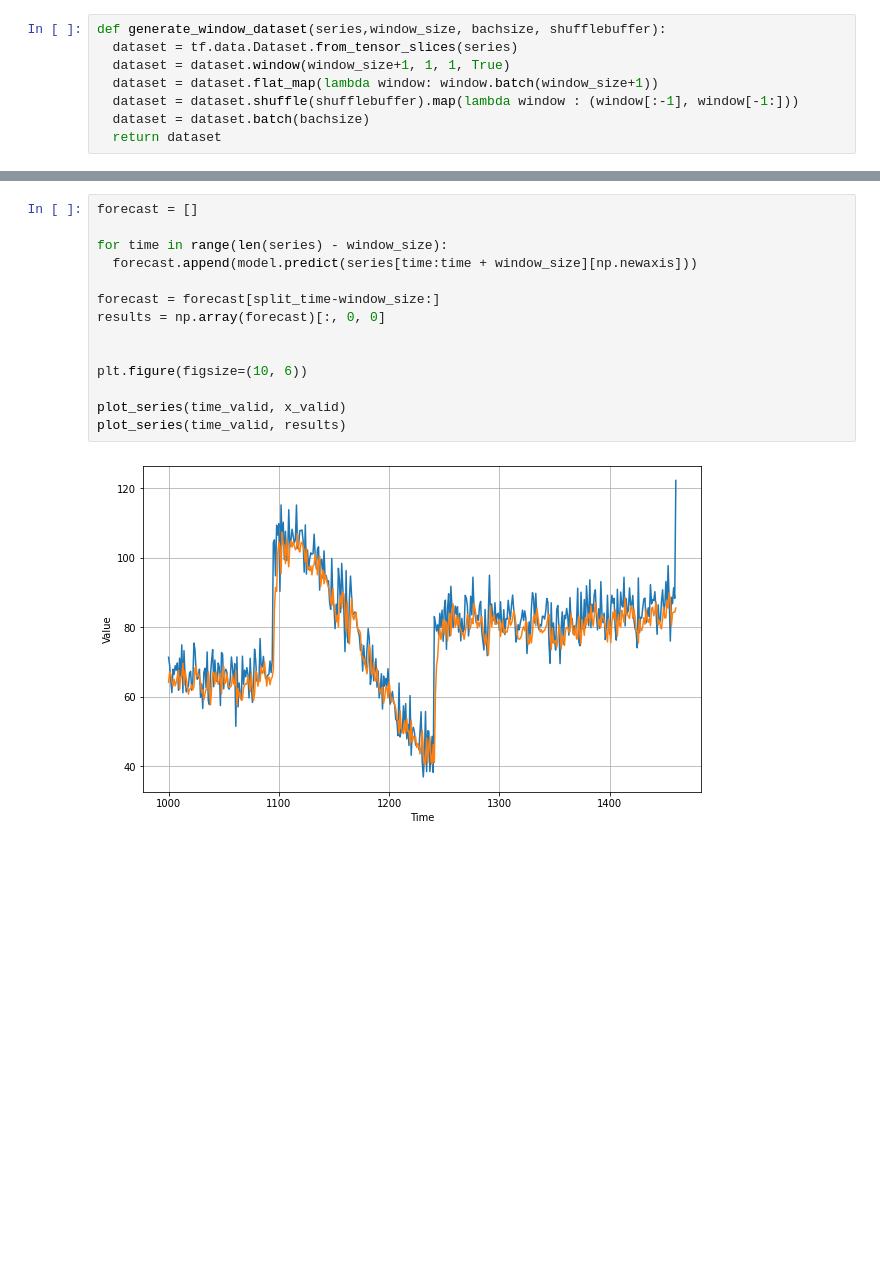
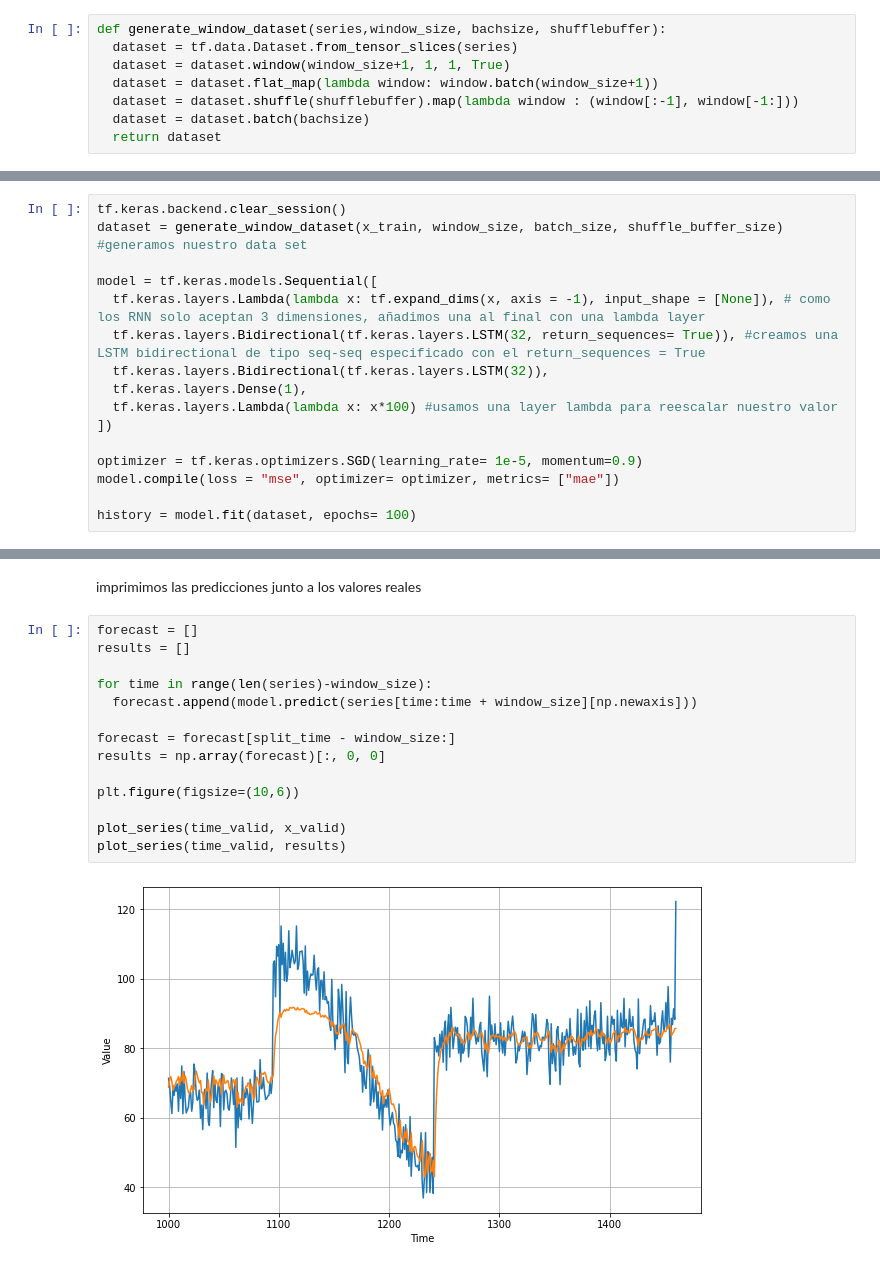
Before and after one commit to jahelsantiago/tensorflow_tutorial, a Jupyter notebook: Creating_Synthetic_Time_Series.ipynb, the cells around one changed output, grey strips where cells are left out. Drawn from its saved outputs; the diff is of its cells as text; blank space fills up the shorter version.

```diff
--- a/Creating_Synthetic_Time_Series.ipynb
+++ b/Creating_Synthetic_Time_Series.ipynb
@@ -385,0 +416,16 @@ layer weights [array([[-8.7981662e-03],
+# %%
+tf.keras.backend.clear_session()
+dataset = generate_window_dataset(x_train, window_size, batch_size, shuffle_buffer_size) #generamos nuestro data set
+
+model = tf.keras.models.Sequential([
+  tf.keras.layers.Lambda(lambda x: tf.expand_dims(x, axis = -1), input_shape = [None]), # como los RNN solo aceptan 3 dimensiones, añadimos una al final con una lambda layer
+  tf.keras.layers.Bidirectional(tf.keras.layers.LSTM(32, return_sequences= True)), #creamos una LSTM bidirectional de tipo seq-seq especificado con el return_sequences = True
+  tf.keras.layers.Bidirectional(tf.keras.layers.LSTM(32)),
+  tf.keras.layers.Dense(1),
+  tf.keras.layers.Lambda(lambda x: x*100) #usamos una layer lambda para reescalar nuestro valor
+])
+
+optimizer = tf.keras.optimizers.SGD(learning_rate= 1e-5, momentum=0.9)
+model.compile(loss = "mse", optimizer= optimizer, metrics= ["mae"])
+
+history = model.fit(dataset, epochs= 100)
@@ -386,17 +450,19 @@ layer weights [array([[-8.7981662e-03],
+# %% [markdown]
+imprimimos las predicciones junto a los valores reales
 # %%
 forecast = []
+results = []
 
-for time in range(len(series) - window_size):
+for time in range(len(series)-window_size):
   forecast.append(model.predict(series[time:time + window_size][np.newaxis]))
 
-forecast = forecast[split_time-window_size:]
+forecast = forecast[split_time - window_size:]
 results = np.array(forecast)[:, 0, 0]
 
-
-plt.figure(figsize=(10, 6))
+plt.figure(figsize=(10,6))
 
 plot_series(time_valid, x_valid)
 plot_series(time_valid, results)
 # %% [output]
-[figure, old version]
+[figure, new version]
 # %%
```
Also changed, not shown: parts of 16 cells of this notebook.
